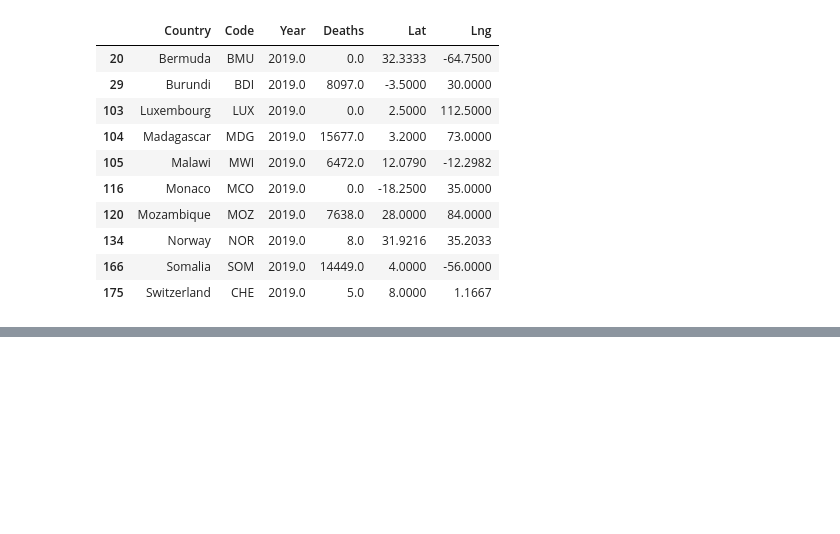
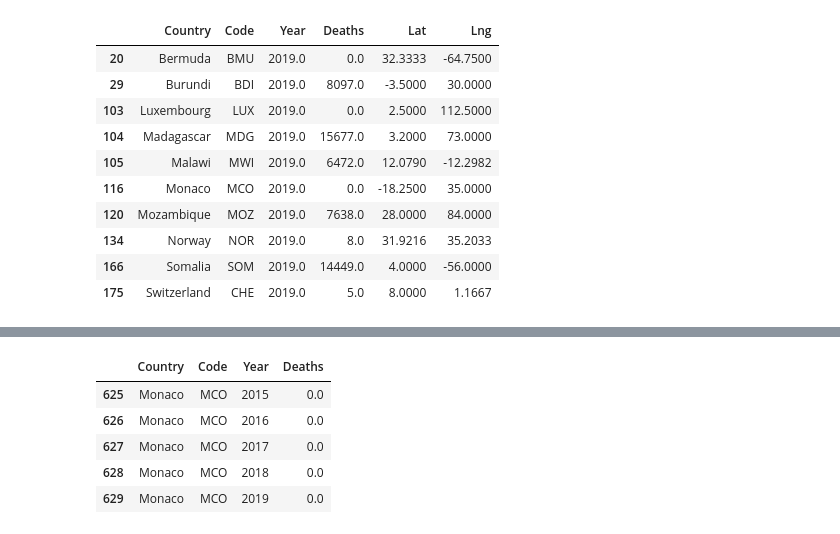
Before and after one commit to RHockley/Project-1-Water-Source-Mortality, a Jupyter notebook: notebooks/Heatmap.ipynb, the cells around one changed output, grey strips where cells are left out. Cells and saved outputs as stored; diff of their text form; code cells hidden in the pictures; blank space fills up the shorter version.

```diff
--- a/notebooks/Heatmap.ipynb
+++ b/notebooks/Heatmap.ipynb
@@ -184,0 +204,12 @@ fig
+# %%
+#"Monaco", "Luxembourg", "Bermuda", "Switzerland", "Norway", "Madagascar", "Mozambique", "Malawi", "Somalia", "Burundi"
+
+monaco = data_df.loc[data_df["Country"] == "Monaco"]
+monaco
+# %% [output]
+|  | Country | Code | Year | Deaths |
+| 625 | Monaco | MCO | 2015 | 0.0 |
+| 626 | Monaco | MCO | 2016 | 0.0 |
+| 627 | Monaco | MCO | 2017 | 0.0 |
+| 628 | Monaco | MCO | 2018 | 0.0 |
+| 629 | Monaco | MCO | 2019 | 0.0 |
```
Also changed, not shown: parts of 12 cells of this notebook.
